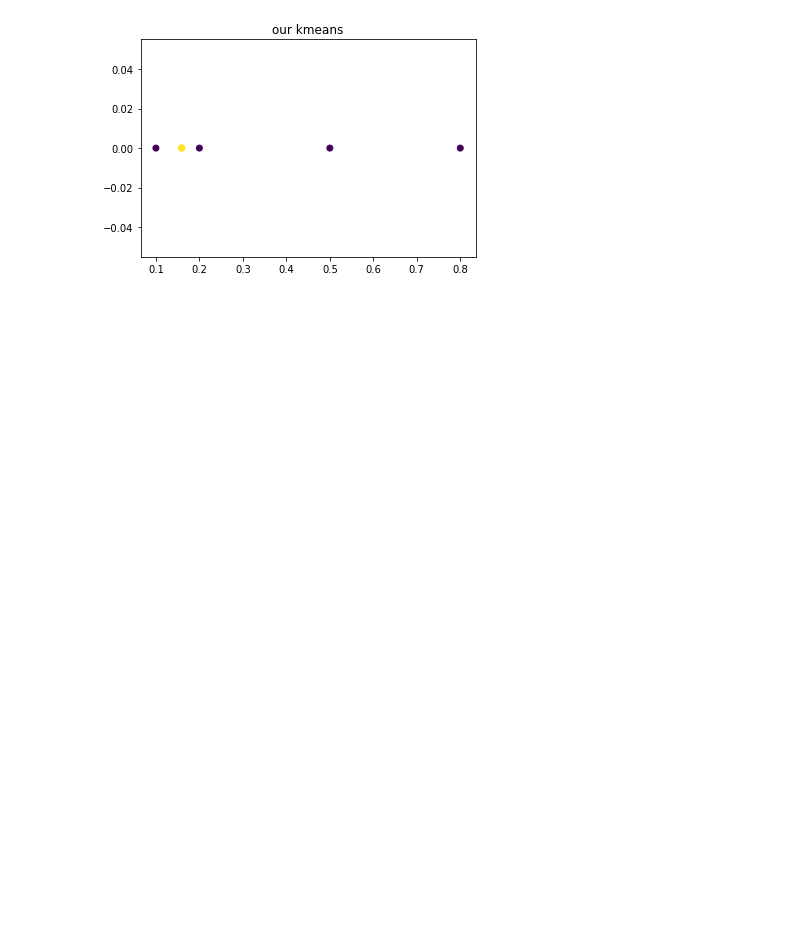
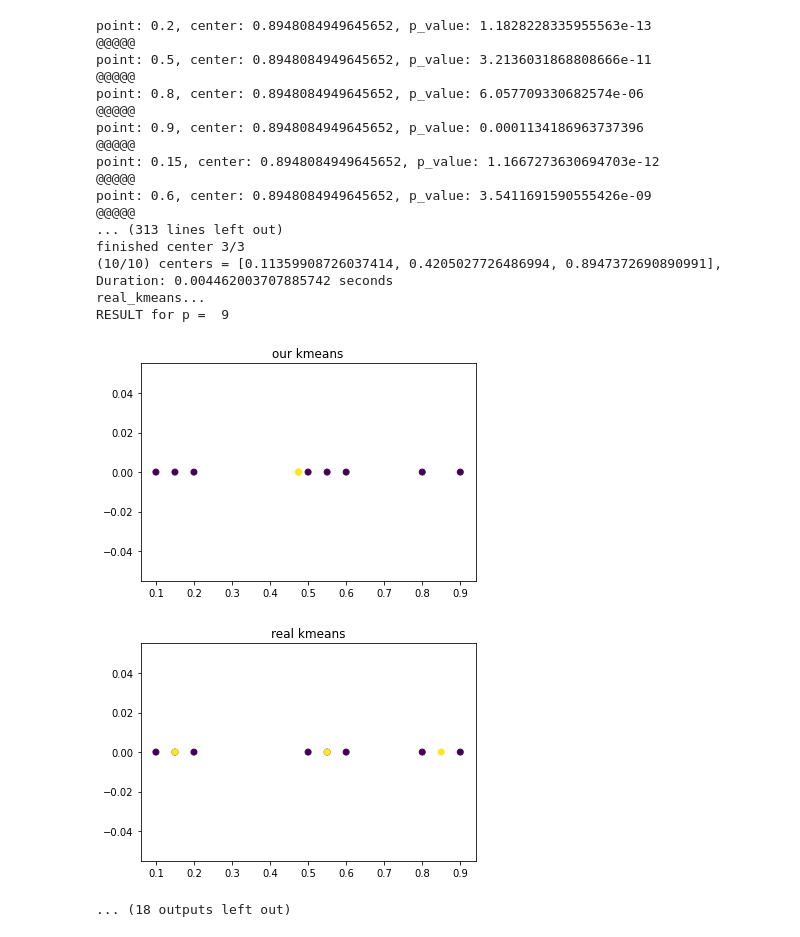
Before and after one commit to dolevi101/PPKMeans, a Jupyter notebook: Privacy_Preserving_K_Means.ipynb, the cells around one changed output. Drawn from its saved outputs; the diff is of its cells as text; code cells hidden in the pictures; blank space fills up the shorter version.

```diff
--- a/Privacy_Preserving_K_Means.ipynb
+++ b/Privacy_Preserving_K_Means.ipynb
@@ -39,7 +36,8 @@ def real_kmeans(n_clusters, data):
     labels = labels_data + labels_centers
     X = data + list(kmeans.cluster_centers_)
     print_fig(X, labels, "real kmeans")
-    return kmeans.cluster_centers_
+    centers = [item[0] for item in kmeans.cluster_centers_]
+    return centers
 # %%
 def get_ckks_context():
   # parameters
@@ -101,6 +99,7 @@ def our_kmeans(data, centers, n, p, iterations):
     labels = labels_data + labels_centers
     X = data + new_centers
     print_fig(X, labels, "our kmeans")
+    return new_centers
 # %%
 def encrypted_kmeans(data, centers, n, p, iterations):
     print("encrypted_kmeans...")
@@ -267,25 +265,43 @@ static_data = [random.uniform(0,0.2) for i in range(50)] + [random.uniform(0.5,0
+# %%
+def compare_centers(c1, c2):
+  c1 = sorted(c1)
+  c2 = sorted(c2)
+  result = []
+  for i in range(len(c1)):
+    result.append(abs(c1[i]-c2[i]))
+  return result, sum(result)
 # %%
-x1 = 0.1
-x2 = 0.2
-x3 = 0.5
-x4 = 0.8
-data = [x1, x2, x3, x4]
-c1 = 0.4
+data = [0.1, 0.2, 0.5, 0.8, 0.9, 0.15, 0.6, 0.55]
+c1 = 0.2
 c2 = 0.48
-c3 = 0.69
+c3 = 0.75
 initial_centers = [c1, c2, c3]
 
 n=3
 #p must be even
 p=2
-iterations = 9
+iterations = 10
 to_print = True
 
 #data = static_data
 
-is_pp_case = False
-our_kmeans(data, initial_centers, n, p, iterations)
-#real_kmeans(len(initial_centers), data)
-is_pp_case = True
-#encrypted_kmeans(data, initial_centers, n, p, iterations)
+#is_pp_case = False
+#c2 = our_kmeans(data, initial_centers, n, p, iterations)
+#c1 = real_kmeans(len(initial_centers), data)
+#is_pp_case = True
+#c2 = encrypted_kmeans(data, initial_centers, n, p, iterations)
+results_over_p = []
+for deg in range(0,10):
+  print("p = ", deg)
+  p = deg
+  is_pp_case = False
+  c2 = our_kmeans(data, initial_centers, n, p, iterations)
+  c1 = real_kmeans(len(initial_centers), data)
+  print("RESULT for p = ", deg)
+  res, sum_res = compare_centers(c1, c2)
+  #print()
+  results_over_p.append(sum_res)
+plt.plot(results_over_p)
+plt.ylabel('some numbers')
+plt.show()
 # %% [output]
@@ -309 +461,20 @@ finished center 3/3
+point: 0.2, center: 0.8948084949645652, p_value: 1.1828228335955563e-13
+@@@@@
+point: 0.5, center: 0.8948084949645652, p_value: 3.2136031868808666e-11
+@@@@@
+point: 0.8, center: 0.8948084949645652, p_value: 6.057709330682574e-06
+@@@@@
+point: 0.9, center: 0.8948084949645652, p_value: 0.0001134186963737396
+@@@@@
+point: 0.15, center: 0.8948084949645652, p_value: 1.1667273630694703e-12
+@@@@@
+point: 0.6, center: 0.8948084949645652, p_value: 3.5411691590555426e-09
+@@@@@
+... (313 lines left out)
+finished center 3/3
+(10/10) centers = [0.11359908726037414, 0.4205027726486994, 0.8947372690890991], Duration: 0.004462003707885742 seconds
+real_kmeans...
+RESULT for p =  9
-[figure, old version]
+[figure, new version]
+[figure, added]
+... (18 outputs left out)
```
Also changed, not shown: parts of 5 cells of this notebook.
